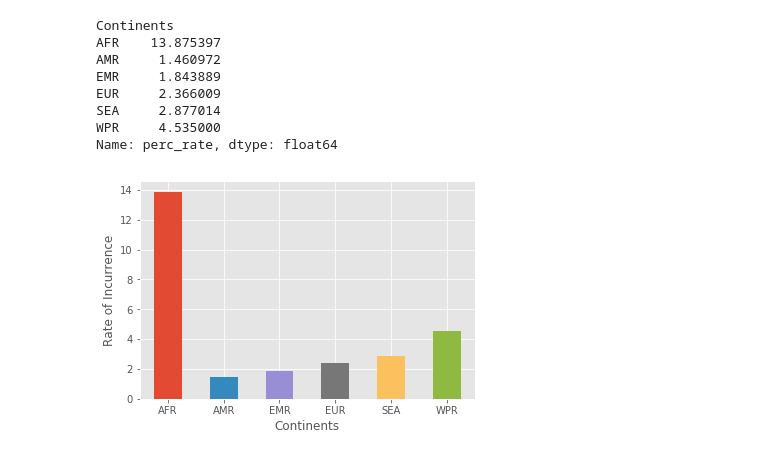
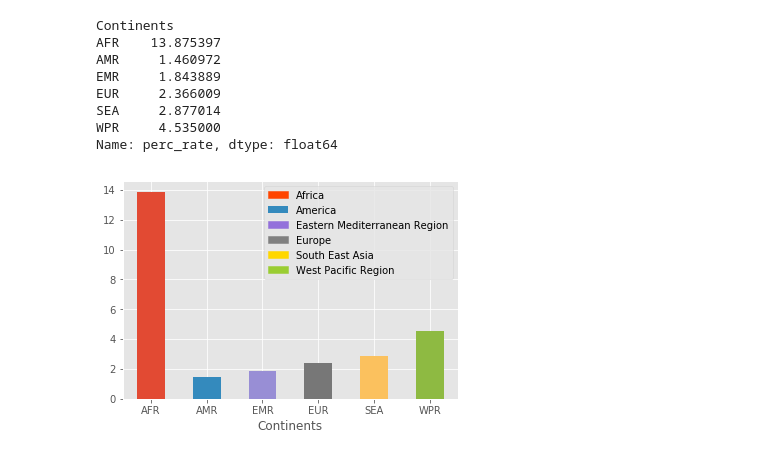
Before and after one commit to GabuTheGreat/python_analysis, a Jupyter notebook: TB Analysis using Python.ipynb, the cells around one changed output. Saved outputs shown, nothing was run; the diff lists cells and outputs as text; code cells hidden in the pictures.

```diff
--- a/TB Analysis using Python.ipynb
+++ b/TB Analysis using Python.ipynb
@@ -552,11 +552,3 @@ EUR     2.366009
 SEA     2.877014
 WPR     4.535000
 Name: perc_rate, dtype: float64
-# %%
-# Plotting the results
-
-summary.plot(kind='bar', rot = 0)
-plt.ylabel('Rate of Incurrence')
-plt.show()
-# %% [output]
-[figure, removed]
@@ -562,0 +559,14 @@ plt.show()
+# %%
+# Plotting the results
+
+summary.plot(kind='bar', rot = 0)
+AFR = mpatches.Patch(color = 'orangered',label='Africa')
+AMR = mpatches.Patch(label='America')
+EMR = mpatches.Patch(color = 'mediumpurple',label='Eastern Mediterranean Region')
+EUR = mpatches.Patch(color = 'grey', label='Europe')
+SEA = mpatches.Patch(color = 'gold',label='South East Asia')
+WPR = mpatches.Patch(color = 'yellowgreen',label='West Pacific Region')
+plt.legend(handles=[AFR,AMR,EMR,EUR,SEA,WPR], loc=1)
+plt.show()
+# %% [output]
+[figure, added]
```
Also changed, not shown: parts of 1 cell of this notebook.
